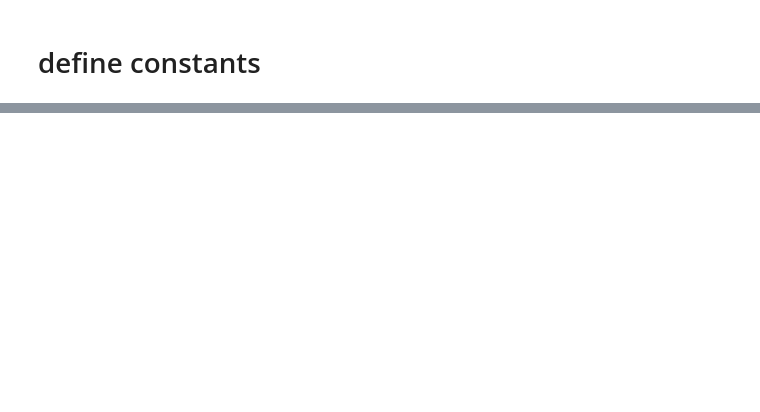
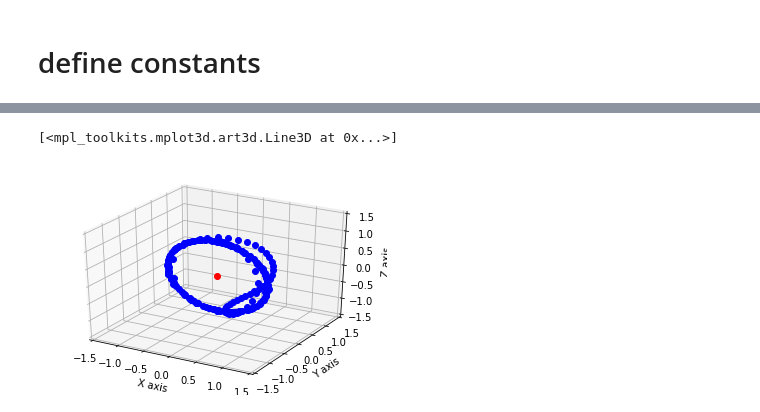
Before and after one commit to john2zy/IMU-Position-Tracking, a Jupyter notebook: main.ipynb, the cells around one changed output, grey strips where cells are left out. Saved outputs shown, nothing was run; the diff lists cells and outputs as text; code cells hidden in the pictures; blank space fills up the shorter version.

```diff
--- a/main.ipynb
+++ b/main.ipynb
@@ -47,0 +248,17 @@ plt.plot(n, v)
+# %%
+fig = plt.figure()
+ax = fig.add_subplot(111, projection='3d')
+
+ax.plot(orientation[:, 0], orientation[:, 1], orientation[:, 2], 'bo')
+# ax.plot(g[:, 0], g[:, 1], g[:, 2], 'go')
+
+ax.set_xlim(-1.5, 1.5)
+ax.set_ylim(-1.5, 1.5)
+ax.set_zlim(-1.5, 1.5)
+ax.set_xlabel('X axis')
+ax.set_ylabel('Y axis')
+ax.set_zlabel('Z axis')
+ax.plot([0], [0], [0], 'ro')
+# %% [output]
+[<mpl_toolkits.mplot3d.art3d.Line3D at 0x...>]
+[figure, added]
```
Also changed, not shown: parts of 22 cells of this notebook, 2 other files.
